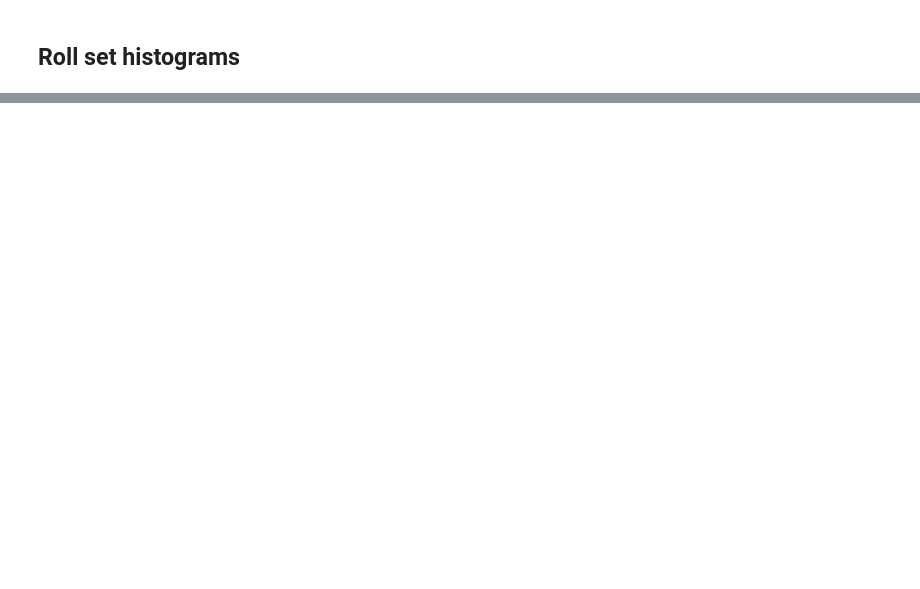
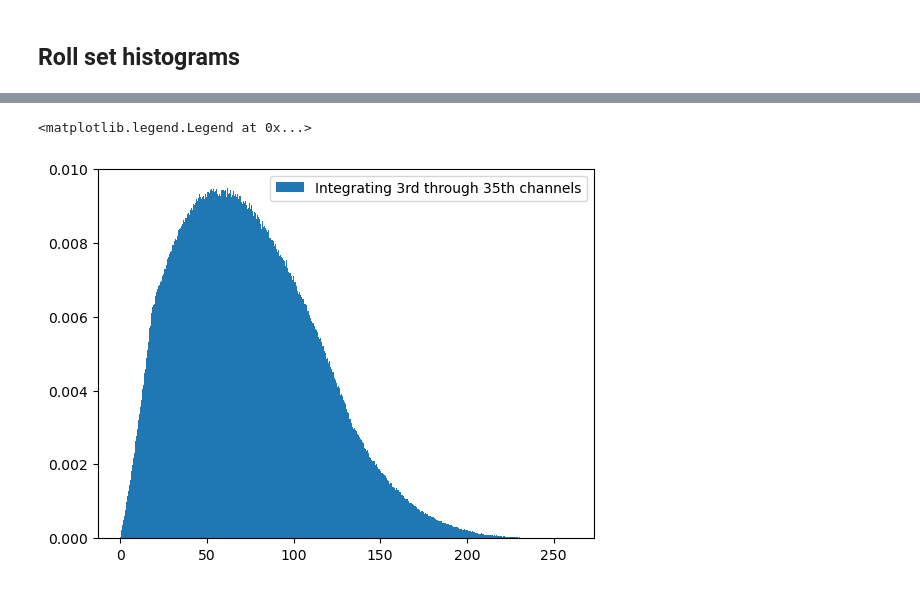
Before and after one commit to GregTheMadMonk/edu-28, a Jupyter notebook: edu-28.ipynb, the cells around one changed output, grey strips where cells are left out. Cells and saved outputs as stored; diff of their text form; code cells hidden in the pictures; blank space fills up the shorter version.

```diff
--- a/edu-28.ipynb
+++ b/edu-28.ipynb
@@ -205,0 +252,6 @@ testRollTwoPeaks(P_test, E_test, exampleSignal, exampleSignal, 6, 28)
+# %%
+resultInt3_35 = runInParallel(
+                    100, None,
+                    numbaBulk, numRolls / 100,
+                    testRollTwoPeaks, P_test, E_test, exampleSignal, exampleSignal, 3, 35
+                    )
@@ -205,0 +267,3 @@ testRollTwoPeaks(P_test, E_test, exampleSignal, exampleSignal, 6, 28)
+# %%
+resultInt3_35 = sum(resultInt3_35, [])
+assert(len(resultInt3_35) == numRolls)
@@ -205,0 +279,6 @@ testRollTwoPeaks(P_test, E_test, exampleSignal, exampleSignal, 6, 28)
+# %%
+plt.hist(resultInt3_35, bins=1000, density=True, label="Integrating 3rd through 35th channels")
+plt.legend()
+# %% [output]
+<matplotlib.legend.Legend at 0x...>
+[figure, added]
```
Also changed, not shown: parts of 34 cells of this notebook.
